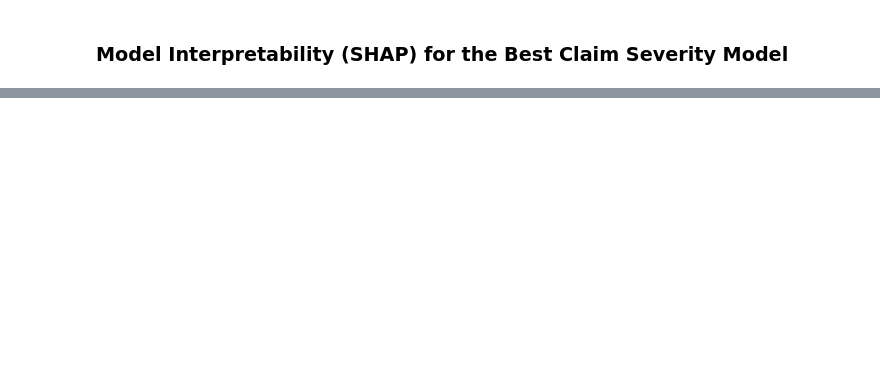
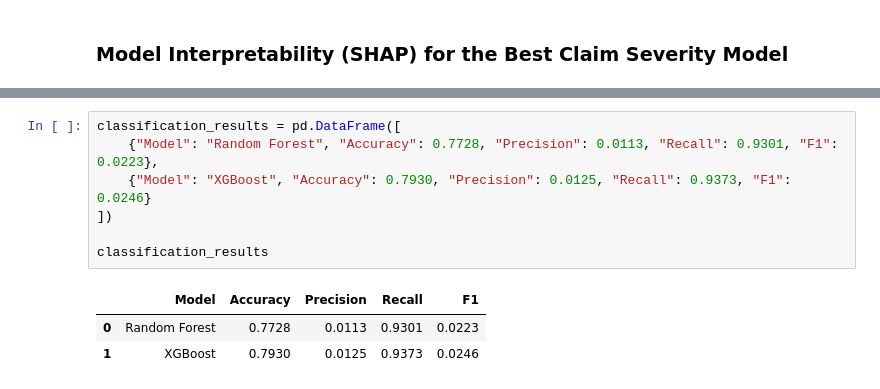
Before and after one commit to milki93/Insurance-Risk-Analytics-EDA, a Jupyter notebook: notebooks/Statistical Modeling.ipynb, the cells around one changed output, grey strips where cells are left out. Cells and saved outputs as stored; diff of their text form; blank space fills up the shorter version.

```diff
--- a/notebooks/Statistical Modeling.ipynb
+++ b/notebooks/Statistical Modeling.ipynb
@@ -410,0 +575,11 @@ Top 10 Most Influential Features (Claim Severity):
+# %%
+classification_results = pd.DataFrame([
+    {"Model": "Random Forest", "Accuracy": 0.7728, "Precision": 0.0113, "Recall": 0.9301, "F1": 0.0223},
+    {"Model": "XGBoost", "Accuracy": 0.7930, "Precision": 0.0125, "Recall": 0.9373, "F1": 0.0246}
+])
+
+classification_results
+# %% [output]
+|  | Model | Accuracy | Precision | Recall | F1 |
+| 0 | Random Forest | 0.7728 | 0.0113 | 0.9301 | 0.0223 |
+| 1 | XGBoost | 0.7930 | 0.0125 | 0.9373 | 0.0246 |
```
Also changed, not shown: parts of 21 cells of this notebook, 1 other file.
